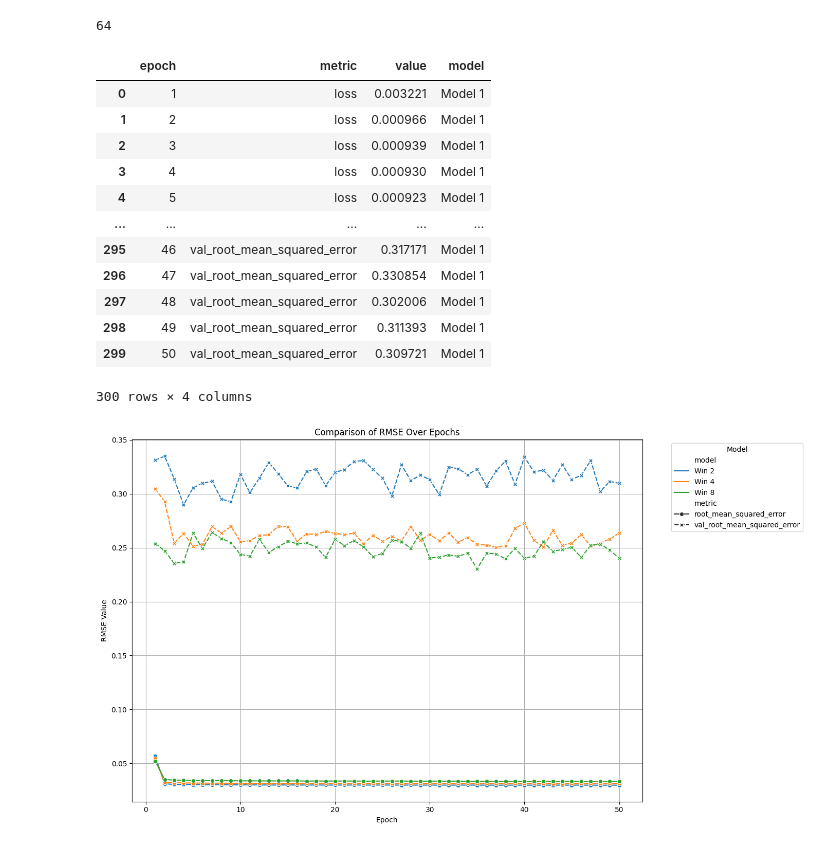
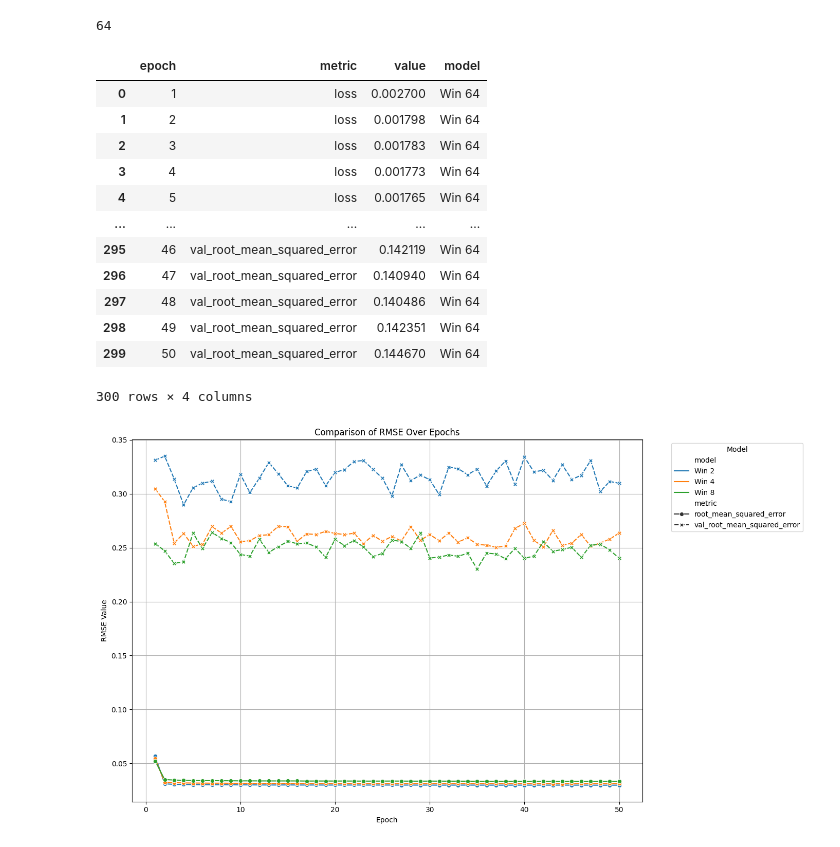
Before and after one commit to A-Hareed/BackMapNet, a Jupyter notebook: coordinate_pred.ipynb, the cells around one changed output. Cells and saved outputs as stored; diff of their text form; code cells hidden in the pictures.

```diff
--- a/coordinate_pred.ipynb
+++ b/coordinate_pred.ipynb
@@ -560,6 +560,16 @@ with open('training_history_winS_4.json', 'r') as f:
 # %%
 with open('training_history_winS_8.json', 'r') as f:
     history_dict_8 = json.load(f)
+# %%
+with open('training_history_winS_16.json', 'r') as f:
+    history_dict_16 = json.load(f)
+
+
+with open('training_history_winS_32.json', 'r') as f:
+    history_dict_32 = json.load(f)
+
+with open('training_history_winS_64.json', 'r') as f:
+    history_dict_64 = json.load(f)
 # %%
 def load_history(json_path, model_name):
     with open(json_path, 'r') as f:
@@ -575,21 +585,24 @@ def load_history(json_path, model_name):
 model1 = load_history('training_history_winS_2.json','Win 2')
 model2 = load_history('training_history_winS_4.json','Win 4')
 model3 = load_history('training_history_winS_8.json','Win 8')
+model4 = load_history('training_history_winS_16.json','Win 16')
+model5 = load_history('training_history_winS_32.json','Win 32')
+model6 = load_history('training_history_winS_64.json','Win 64')
-# %%
-model1
-# %% [output]
-|  | epoch | metric | value | model |
-| 0 | 1 | loss | 0.003221 | Model 1 |
-| 1 | 2 | loss | 0.000966 | Model 1 |
-| 2 | 3 | loss | 0.000939 | Model 1 |
-| 3 | 4 | loss | 0.000930 | Model 1 |
-| 4 | 5 | loss | 0.000923 | Model 1 |
-| ... | ... | ... | ... | ... |
-| 295 | 46 | val_root_mean_squared_error | 0.317171 | Model 1 |
-| 296 | 47 | val_root_mean_squared_error | 0.330854 | Model 1 |
-| 297 | 48 | val_root_mean_squared_error | 0.302006 | Model 1 |
-| 298 | 49 | val_root_mean_squared_error | 0.311393 | Model 1 |
-| 299 | 50 | val_root_mean_squared_error | 0.309721 | Model 1 |
-300 rows × 4 columns
+# %%
+model6
+# %% [output]
+|  | epoch | metric | value | model |
+| 0 | 1 | loss | 0.002700 | Win 64 |
+| 1 | 2 | loss | 0.001798 | Win 64 |
+| 2 | 3 | loss | 0.001783 | Win 64 |
+| 3 | 4 | loss | 0.001773 | Win 64 |
+| 4 | 5 | loss | 0.001765 | Win 64 |
+| ... | ... | ... | ... | ... |
+| 295 | 46 | val_root_mean_squared_error | 0.142119 | Win 64 |
+| 296 | 47 | val_root_mean_squared_error | 0.140940 | Win 64 |
+| 297 | 48 | val_root_mean_squared_error | 0.140486 | Win 64 |
+| 298 | 49 | val_root_mean_squared_error | 0.142351 | Win 64 |
+| 299 | 50 | val_root_mean_squared_error | 0.144670 | Win 64 |
+300 rows × 4 columns
 # %%
 # Combine all histories into one DataFrame
```
Also changed, not shown: parts of 1 cell of this notebook.
